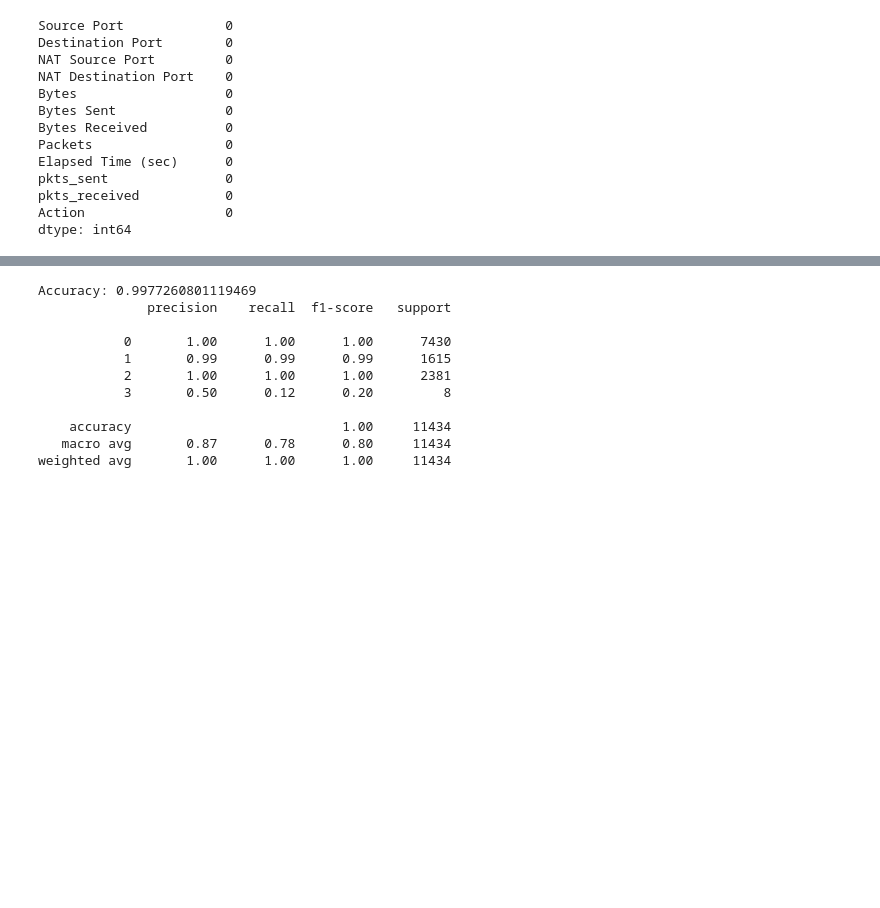
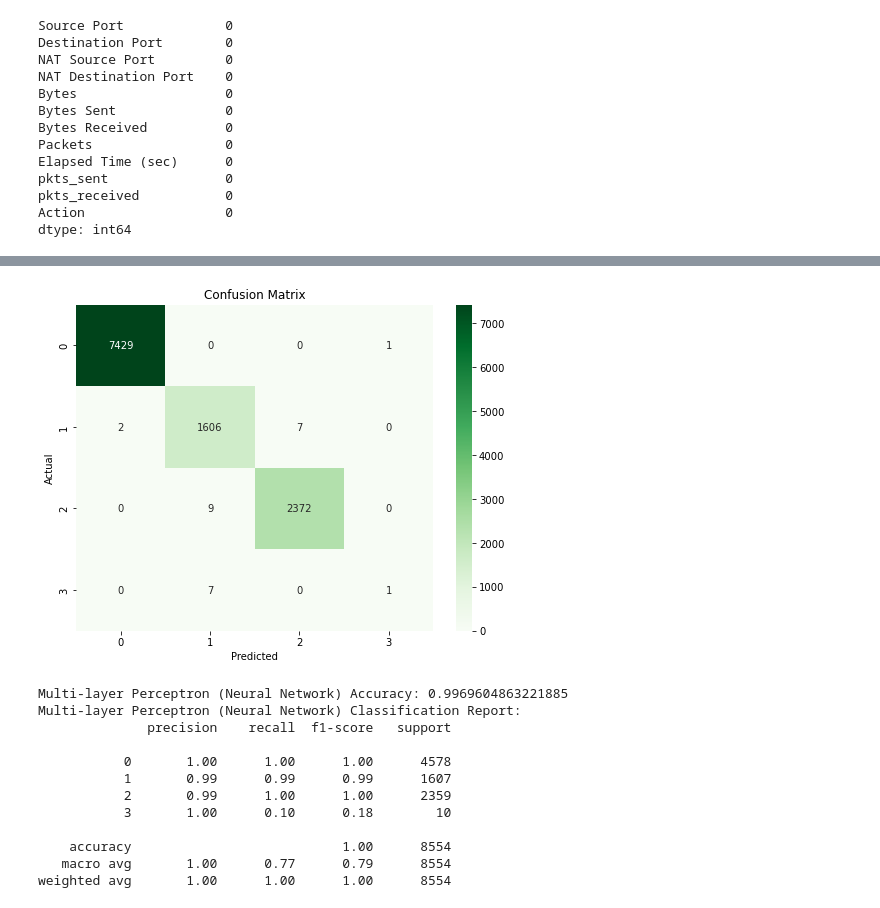
Before and after one commit to Eliabe2022474/Eliabe_2022474_ML_CA1, a Jupyter notebook: Eliabe_ML_CA1.ipynb, the cells around one changed output, grey strips where cells are left out. Drawn from its saved outputs; the diff is of its cells as text; code cells hidden in the pictures; blank space fills up the shorter version.

```diff
--- a/Eliabe_ML_CA1.ipynb
+++ b/Eliabe_ML_CA1.ipynb
@@ -128,37 +302,59 @@ dtype: int64
+# %%
+import seaborn as sns
+import matplotlib.pyplot as plt
+
+# Plot confusion matrix
+plt.figure(figsize=(8, 6))
+sns.heatmap(conf_matrix, annot=True, fmt="d", cmap="Greens",
+            xticklabels=model.classes_, yticklabels=model.classes_)
+plt.title("Confusion Matrix")
+plt.xlabel("Predicted")
+plt.ylabel("Actual")
+plt.show()
+# %% [output]
+[figure, added]
 # %%
-from sklearn.ensemble import RandomForestClassifier
+import pandas as pd
+from sklearn.model_selection import train_test_split
+from sklearn.neural_network import MLPClassifier
 from sklearn.metrics import classification_report, accuracy_score
+from sklearn.preprocessing import StandardScaler
+
+# Assuming df_no_outliers is already prepared
 
 # Encode categorical feature
-df['Action'] = df['Action'].astype('category').cat.codes
+df_no_outliers['Action'] = df_no_outliers['Action'].astype('category').cat.codes
 
-# Step 2: Prepare data
-X = df.drop(columns=['Action'])  # Features
-y = df['Action']  # Target variable
+# Prepare data
+X = df_no_outliers.drop(columns=['Action'])  # Features
+y = df_no_outliers['Action']  # Target variable
 
-# Step 3: Split the data into training and testing sets
+# Split the data into training and testing sets
 X_train, X_test, y_train, y_test = train_test_split(X, y, test_size=0.2, random_state=42)
 
-# Step 4: Choose a classification algorithm and train the model
-model = RandomForestClassifier(n_estimators=100, random_state=42)
-model.fit(X_train, y_train)
+# Standardize the features
+scaler = StandardScaler()
+X_train_scaled = scaler.fit_transform(X_train)
+X_test_scaled = scaler.transform(X_test)
 
-# Step 5: Evaluate the model
-y_pred = model.predict(X_test)
-accuracy = accuracy_score(y_test, y_pred)
-print("Accuracy:", accuracy)
-
-# Print classification report
-print(classification_report(y_test, y_pred))
+# Train and evaluate Multi-layer Perceptron (Neural Network)
+nn_model = MLPClassifier(hidden_layer_sizes=(100,), activation='relu', solver='adam', random_state=42)
+nn_model.fit(X_train_scaled, y_train)
+nn_y_pred = nn_model.predict(X_test_scaled)
+nn_accuracy = accuracy_score(y_test, nn_y_pred)
+print("\nMulti-layer Perceptron (Neural Network) Accuracy:", nn_accuracy)
+print("Multi-layer Perceptron (Neural Network) Classification Report:")
+print(classification_report(y_test, nn_y_pred))
 # %% [output]
-Accuracy: 0.9977260801119469
+Multi-layer Perceptron (Neural Network) Accuracy: 0.9969604863221885
+Multi-layer Perceptron (Neural Network) Classification Report:
               precision    recall  f1-score   support
 
-           0       1.00      1.00      1.00      7430
-           1       0.99      0.99      0.99      1615
-           2       1.00      1.00      1.00      2381
-           3       0.50      0.12      0.20         8
+           0       1.00      1.00      1.00      4578
+           1       0.99      0.99      0.99      1607
+           2       0.99      1.00      1.00      2359
+           3       1.00      0.10      0.18        10
 
-    accuracy                           1.00     11434
-   macro avg       0.87      0.78      0.80     11434
-weighted avg       1.00      1.00      1.00     11434
+    accuracy                           1.00      8554
+   macro avg       1.00      0.77      0.79      8554
+weighted avg       1.00      1.00      1.00      8554
```
Also changed, not shown: parts of 21 cells of this notebook.
